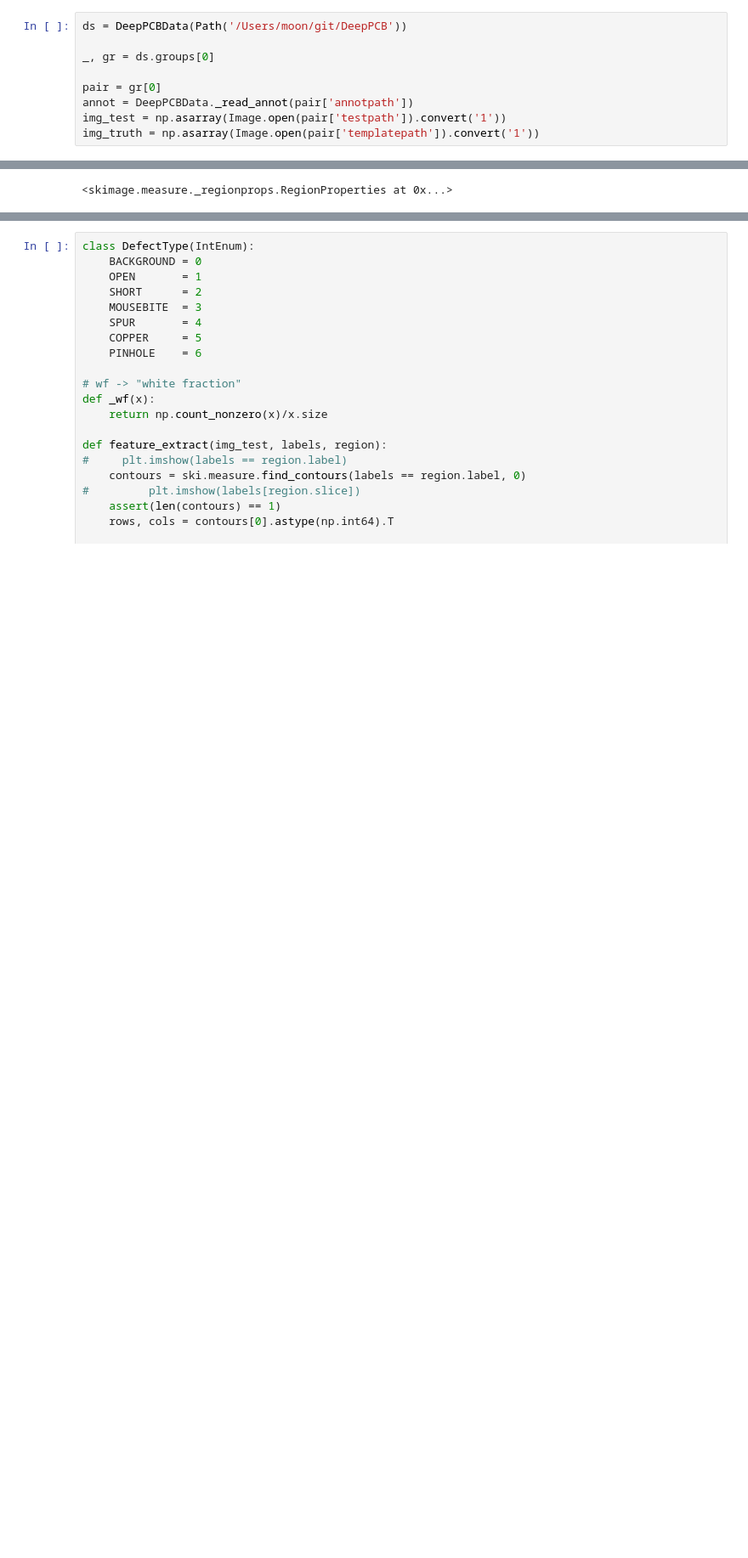
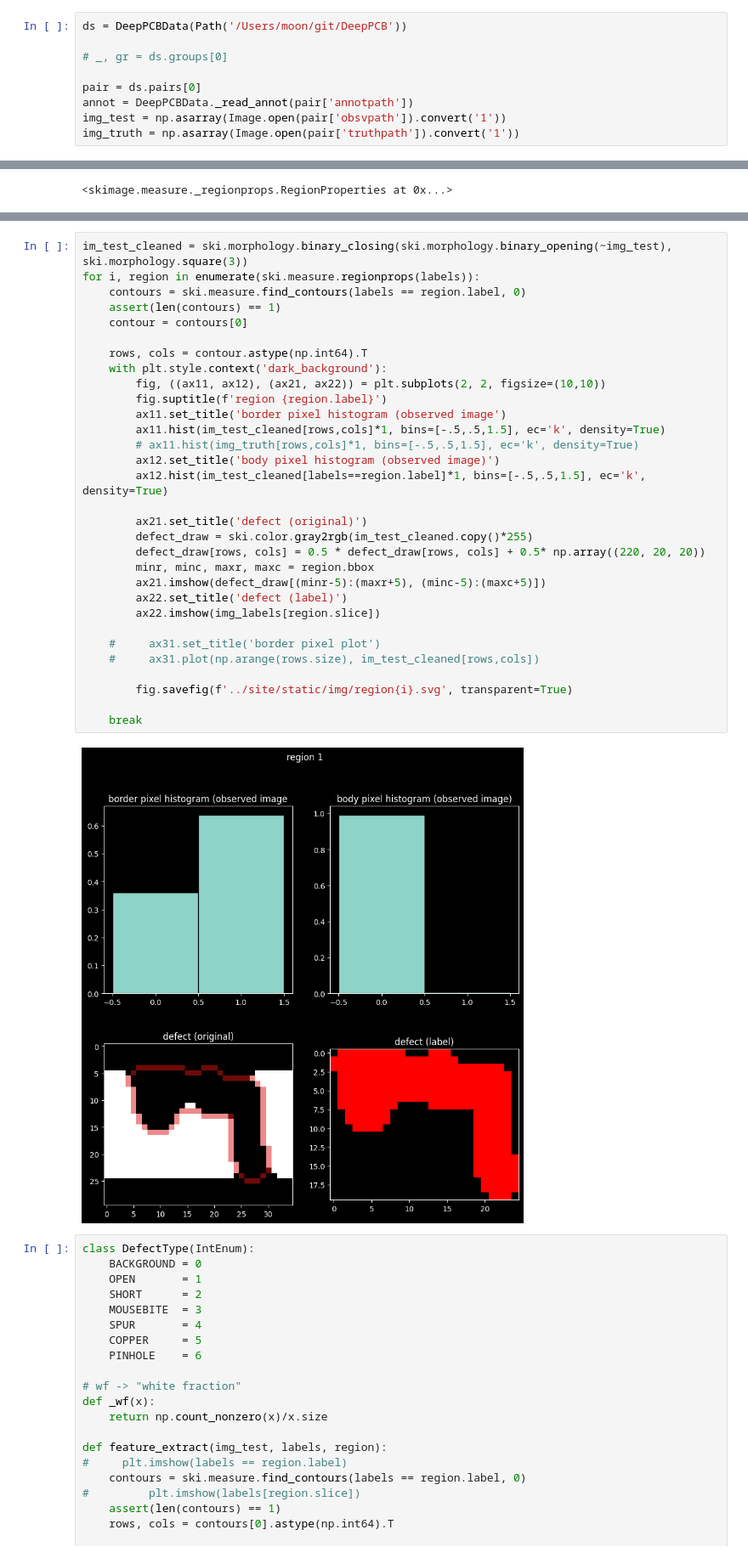
Before and after one commit to barzamin/cs639-ariadne, a Jupyter notebook: notebooks/cv_prototyping.ipynb, the cells around one changed output, grey strips where cells are left out. Shown at 85% size. Saved outputs shown, nothing was run; the diff lists cells and outputs as text; blank space fills up the shorter version.

Commit message:
site work

```diff
--- a/notebooks/cv_prototyping.ipynb
+++ b/notebooks/cv_prototyping.ipynb
@@ -19,12 +19,12 @@ plt.rc('image', cmap='gray')
 # %%
 ds = DeepPCBData(Path('/Users/moon/git/DeepPCB'))
 
-_, gr = ds.groups[0]
+# _, gr = ds.groups[0]
 
-pair = gr[0]
+pair = ds.pairs[0]
 annot = DeepPCBData._read_annot(pair['annotpath'])
-img_test = np.asarray(Image.open(pair['testpath']).convert('1'))
-img_truth = np.asarray(Image.open(pair['templatepath']).convert('1'))
+img_test = np.asarray(Image.open(pair['obsvpath']).convert('1'))
+img_truth = np.asarray(Image.open(pair['truthpath']).convert('1'))
 # %%
 showdefects(img_test, annot)
 # %% [output]
@@ -108,6 +106,39 @@ for region in ski.measure.regionprops(labels):
 [figure]
 [figure]
 [figure]
+# %%
+im_test_cleaned = ski.morphology.binary_closing(ski.morphology.binary_opening(~img_test), ski.morphology.square(3))
+for i, region in enumerate(ski.measure.regionprops(labels)):
+    contours = ski.measure.find_contours(labels == region.label, 0)
+    assert(len(contours) == 1)
+    contour = contours[0]
+
+    rows, cols = contour.astype(np.int64).T
+    with plt.style.context('dark_background'):
+        fig, ((ax11, ax12), (ax21, ax22)) = plt.subplots(2, 2, figsize=(10,10))
+        fig.suptitle(f'region {region.label}')
+        ax11.set_title('border pixel histogram (observed image')
+        ax11.hist(im_test_cleaned[rows,cols]*1, bins=[-.5,.5,1.5], ec='k', density=True)
+        # ax11.hist(img_truth[rows,cols]*1, bins=[-.5,.5,1.5], ec='k', density=True)
+        ax12.set_title('body pixel histogram (observed image)')
+        ax12.hist(im_test_cleaned[labels==region.label]*1, bins=[-.5,.5,1.5], ec='k', density=True)
+
+        ax21.set_title('defect (original)')
+        defect_draw = ski.color.gray2rgb(im_test_cleaned.copy()*255)
+        defect_draw[rows, cols] = 0.5 * defect_draw[rows, cols] + 0.5* np.array((220, 20, 20))
+        minr, minc, maxr, maxc = region.bbox
+        ax21.imshow(defect_draw[(minr-5):(maxr+5), (minc-5):(maxc+5)])
+        ax22.set_title('defect (label)')
+        ax22.imshow(img_labels[region.slice])
+
+    #     ax31.set_title('border pixel plot')
+    #     ax31.plot(np.arange(rows.size), im_test_cleaned[rows,cols])
+
+        fig.savefig(f'../site/static/img/region{i}.svg', transparent=True)
+
+    break
+# %% [output]
+[figure, added]
 # %%
 class DefectType(IntEnum):
     BACKGROUND = 0
```
Also changed, not shown: parts of 1 cell of this notebook, 13 other files.
